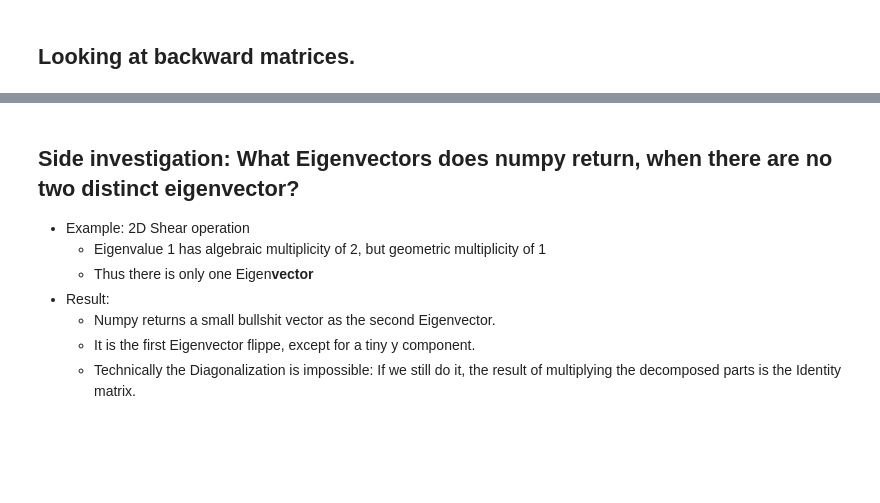
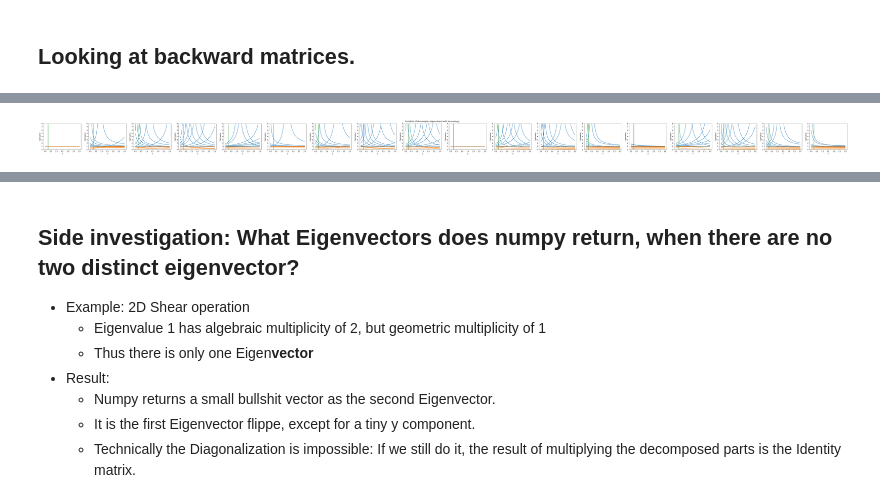
Before and after one commit to johannesmaess/investigation, a Jupyter notebook: gamma-synthetic-matrices.ipynb, the cells around one changed output, grey strips where cells are left out. Cells and saved outputs as stored; diff of their text form; code cells hidden in the pictures; blank space fills up the shorter version.

```diff
--- a/gamma-synthetic-matrices.ipynb
+++ b/gamma-synthetic-matrices.ipynb
@@ -681,0 +785,13 @@ Evecs
+# %%
+degs = np.linspace(0, 340, 18)
+weights_list = [rotation1(deg) for deg in degs]
+weights_lbls = [f"rot{round(deg)}" for deg in degs]
+# %%
+n = 200
+rs = RandomState(1)
+points_list = np.abs(rs.normal(0, 1, size=(n,2)))
+computed_evals1 = calc_evals_batch(weights_list, points_list, gammas, mode="back")
+# %%
+plot_evals_lineplot(computed_evals1[:, :10], gammas, one_plot_per='weight', mark_positive_slope=False, percentile_to_plot=None, ylim=8)
+# %% [output]
+[figure, added]
```
Also changed, not shown: parts of 54 cells of this notebook, 2 other files.
